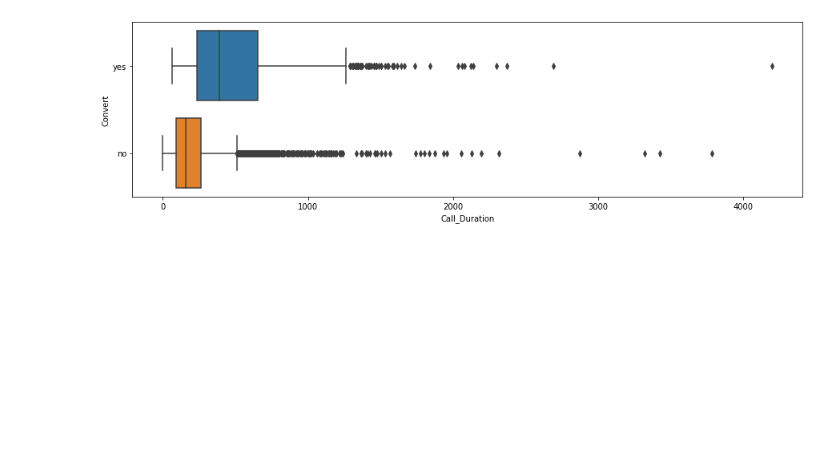
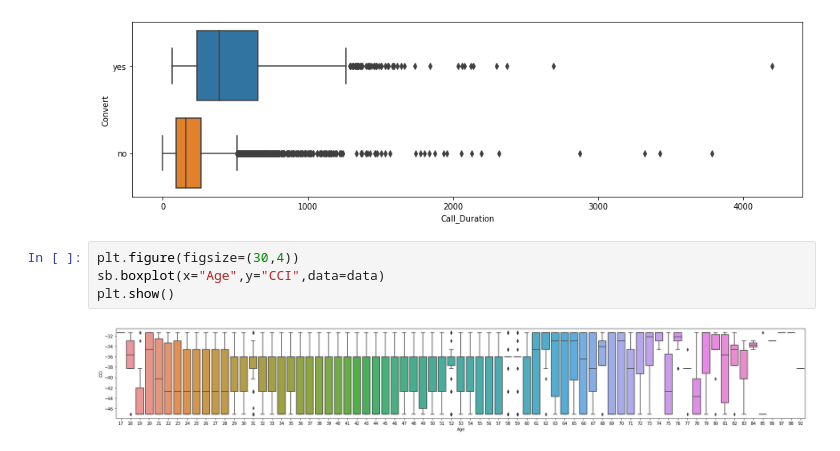
Before and after one commit to bridyash13/Data_Analytics_Lab_Batch_A, a Jupyter notebook: DA_Exp1.ipynb, the cells around one changed output. Saved outputs shown, nothing was run; the diff lists cells and outputs as text; blank space fills up the shorter version.

```diff
--- a/DA_Exp1.ipynb
+++ b/DA_Exp1.ipynb
@@ -128,3 +128,9 @@ sb.boxplot(x="Call_Duration",y="Convert",data=data)
 plt.show()
 # %% [output]
 [figure]
+# %%
+plt.figure(figsize=(30,4))
+sb.boxplot(x="Age",y="CCI",data=data)
+plt.show()
+# %% [output]
+[figure, added]
```
Also changed, not shown: parts of 6 cells of this notebook.
